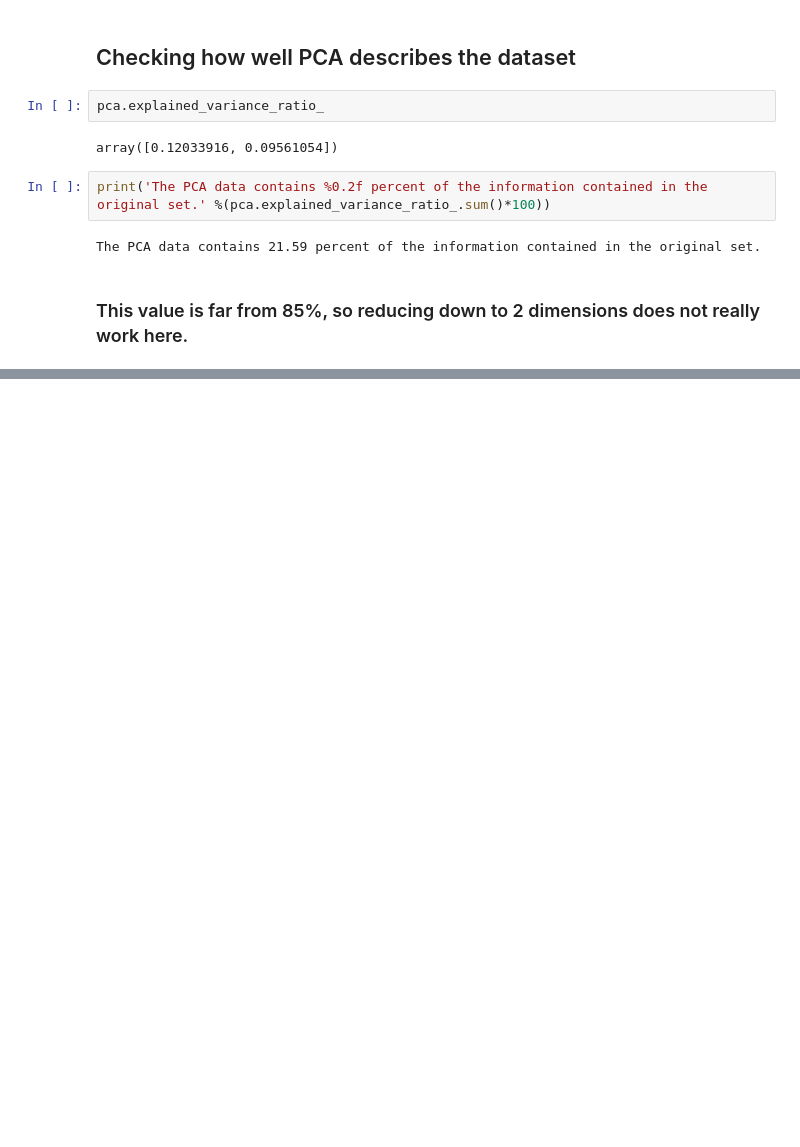
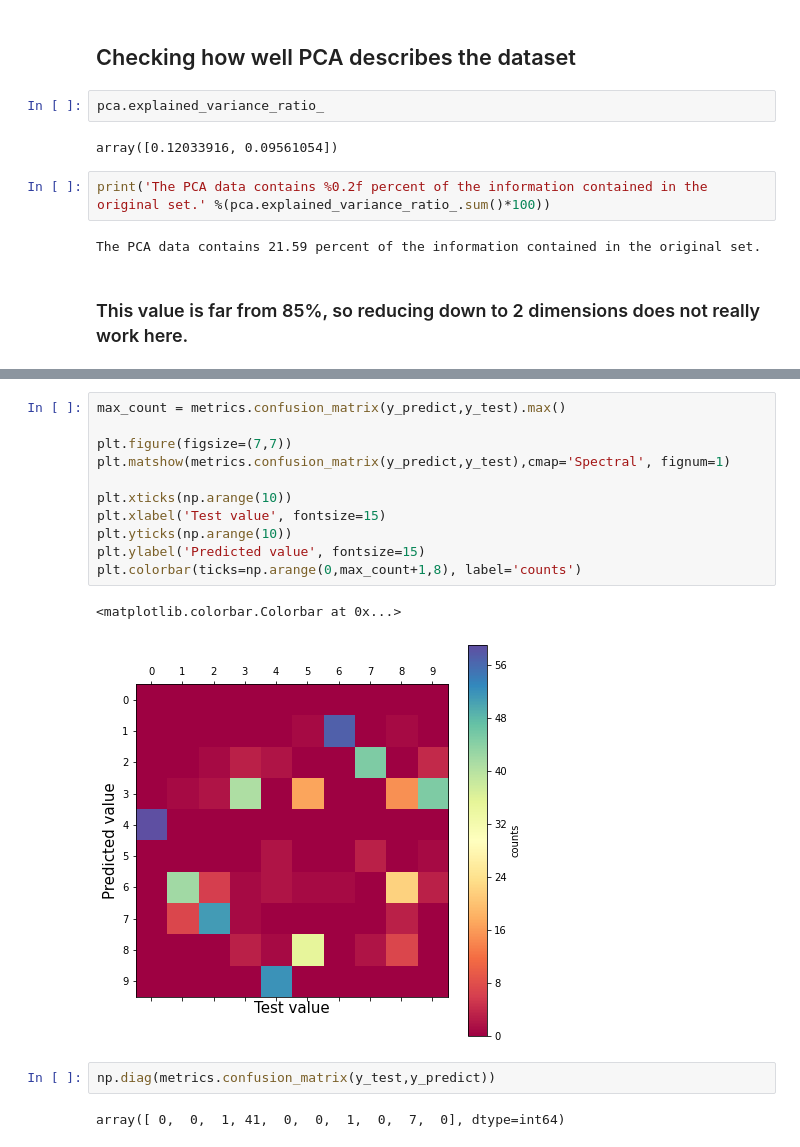
Before and after one commit to nataliemica/Digits-ML-practice, a Jupyter notebook: digits_ML_practice.ipynb, the cells around one changed output, grey strips where cells are left out. Drawn from its saved outputs; the diff is of its cells as text; blank space fills up the shorter version.

```diff
--- a/digits_ML_practice.ipynb
+++ b/digits_ML_practice.ipynb
@@ -164,0 +198,18 @@ The PCA data contains 21.59 percent of the information contained in the original
+# %%
+max_count = metrics.confusion_matrix(y_predict,y_test).max()
+
+plt.figure(figsize=(7,7))
+plt.matshow(metrics.confusion_matrix(y_predict,y_test),cmap='Spectral', fignum=1)
+
+plt.xticks(np.arange(10))
+plt.xlabel('Test value', fontsize=15)
+plt.yticks(np.arange(10))
+plt.ylabel('Predicted value', fontsize=15)
+plt.colorbar(ticks=np.arange(0,max_count+1,8), label='counts')
+# %% [output]
+<matplotlib.colorbar.Colorbar at 0x...>
+[figure, added]
+# %%
+np.diag(metrics.confusion_matrix(y_test,y_predict))
+# %% [output]
+array([ 0,  0,  1, 41,  0,  0,  1,  0,  7,  0], dtype=int64)
```
Also changed, not shown: parts of 15 cells of this notebook, 2 other files.
